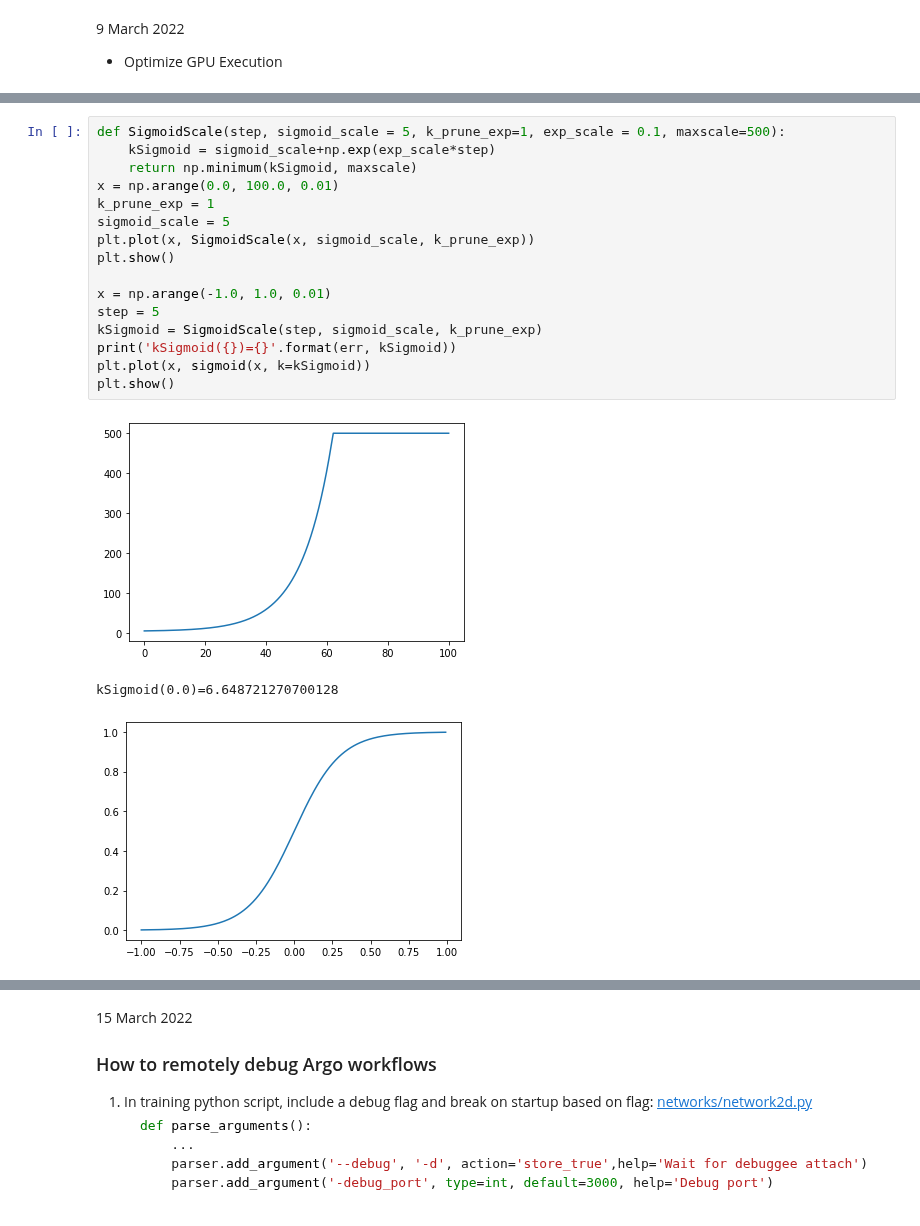
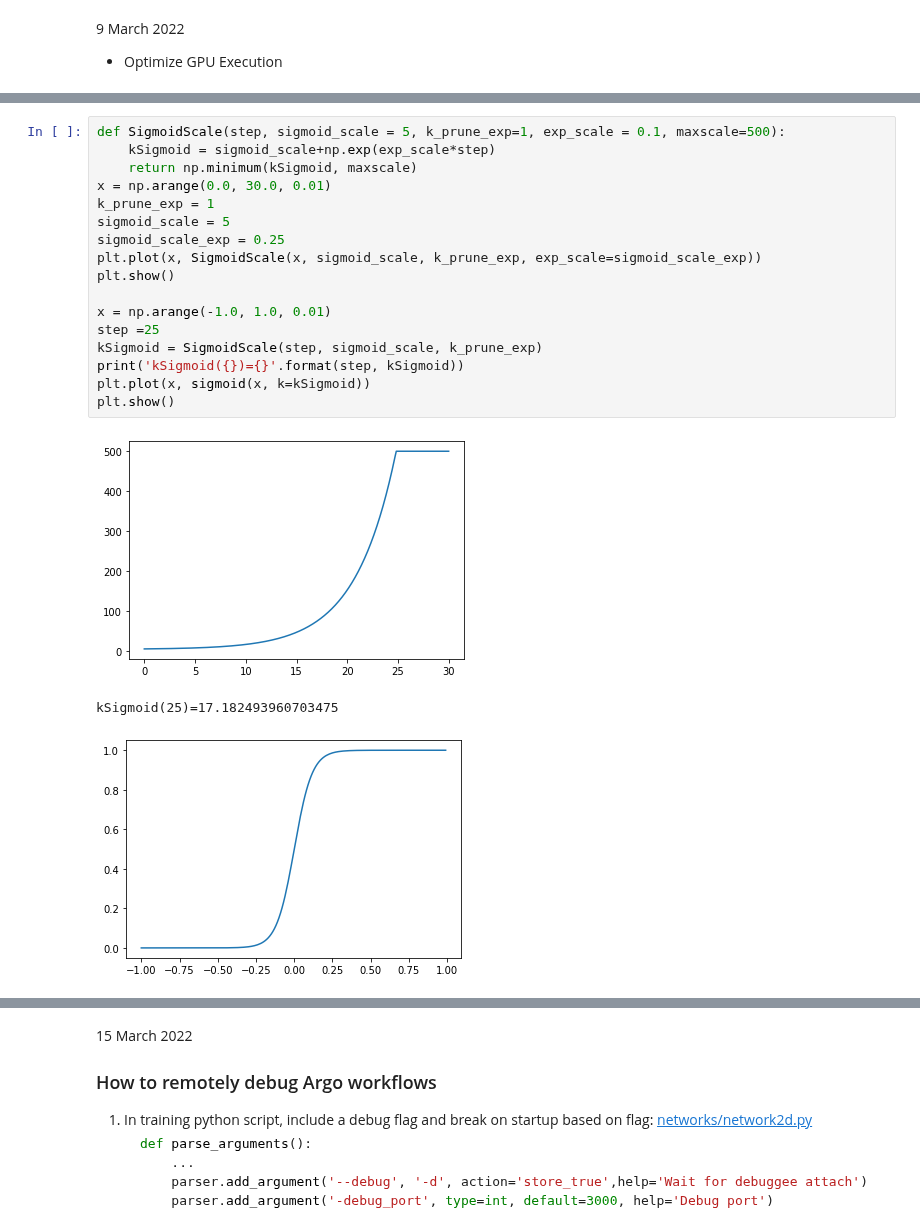
Before and after one commit to bhlarson/mllib, a Jupyter notebook: notebook/notes.ipynb, the cells around one changed output, grey strips where cells are left out. Saved outputs shown, nothing was run; the diff lists cells and outputs as text.

```diff
--- a/notebook/notes.ipynb
+++ b/notebook/notes.ipynb
@@ -3079,23 +3079,24 @@ Sim - FIB cut similarity
 # %%
 def SigmoidScale(step, sigmoid_scale = 5, k_prune_exp=1, exp_scale = 0.1, maxscale=500):
     kSigmoid = sigmoid_scale+np.exp(exp_scale*step)
     return np.minimum(kSigmoid, maxscale)
-x = np.arange(0.0, 100.0, 0.01)
+x = np.arange(0.0, 30.0, 0.01)
 k_prune_exp = 1
 sigmoid_scale = 5
-plt.plot(x, SigmoidScale(x, sigmoid_scale, k_prune_exp))
+sigmoid_scale_exp = 0.25
+plt.plot(x, SigmoidScale(x, sigmoid_scale, k_prune_exp, exp_scale=sigmoid_scale_exp))
 plt.show()
 
 x = np.arange(-1.0, 1.0, 0.01)
-step = 5
+step =25
 kSigmoid = SigmoidScale(step, sigmoid_scale, k_prune_exp)
-print('kSigmoid({})={}'.format(err, kSigmoid))
+print('kSigmoid({})={}'.format(step, kSigmoid))
 plt.plot(x, sigmoid(x, k=kSigmoid))
 plt.show()
 # %% [output]
-[figure, old version]
+[figure, new version]
-kSigmoid(0.0)=6.648721270700128
+kSigmoid(25)=17.182493960703475
-[figure, old version]
+[figure, new version]
 # %% [markdown]
 - Results of differential annealing targeting 60% sparsity
 - cross_entropy_loss: 0.014552061446011066
```
Also changed, not shown: parts of 1 cell of this notebook, 1 other file.
